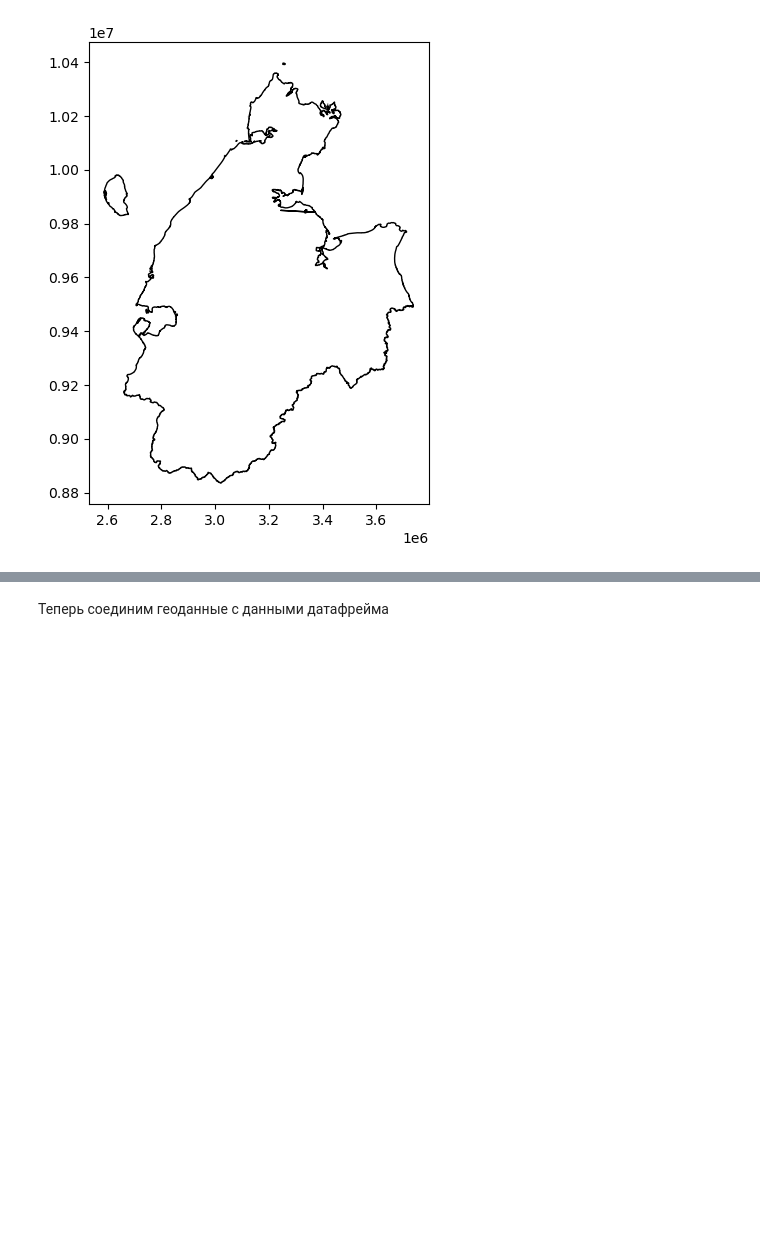
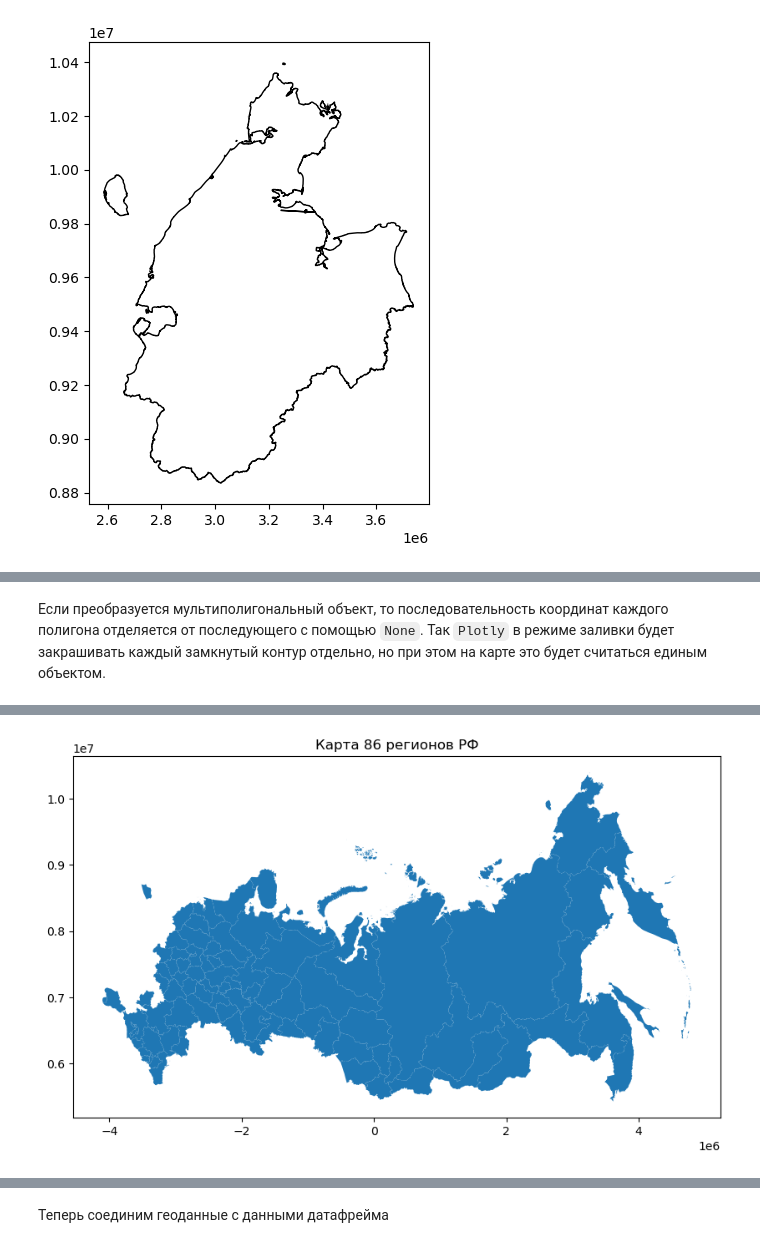
Before and after one commit to brykovskaya/Done_tasks, a Jupyter notebook: BI/2025-08-07.ipynb, the cells around one changed output, grey strips where cells are left out. Cells and saved outputs as stored; diff of their text form; code cells hidden in the pictures; blank space fills up the shorter version.

```diff
--- a/BI/2025-08-07.ipynb
+++ b/BI/2025-08-07.ipynb
@@ -581,4 +573,6 @@ def geom2shape(g):
     else:
         x, y = np.array([[], []])
     return pd.Series([x,y])
+# %% [markdown]
+Если преобразуется мультиполигональный объект, то последовательность координат каждого полигона отделяется от последующего с помощью `None`. Так `Plotly` в режиме заливки будет закрашивать каждый замкнутый контур отдельно, но при этом на карте это будет считаться единым объектом.
 # %%
@@ -595,3 +591,12 @@ regions.head()
 | 2 | Хабаровский край | Дальневосточный | 1284090 | MULTIPOLYGON (((3260155.621 70131... | [3260155.6214775788, 3262629.3414... | [7013112.506960788, 7011116.73188... |
 | 3 | Чукотский автономный округ | Дальневосточный | 47840 | MULTIPOLYGON (((2741726.517 95845... | [2741726.5174139286, 2742235.2573... | [9584552.374254184, 9584978.50638... |
 | 4 | Иркутская область | Сибирский | 2344360 | POLYGON ((672251.138 6019892.875,... | [672251.1376689398, 673691.300765... | [6019892.874562745, 6017792.20424... |
+# %%
+# система отсчёта в единицах широты и долготы EPSG:32646 (стандарт EPSG:4326.)
+crs = 'EPSG:32646' # Pulkovo 95 CRS
+gdf = gdf.to_crs(crs)
+gdf.plot(figsize=(10,6))
+
+plt.title('Карта 86 регионов РФ'), plt.show();
+# %% [output]
+[figure, added]
```
Also changed, not shown: parts of 26 cells of this notebook, 5 other files.
